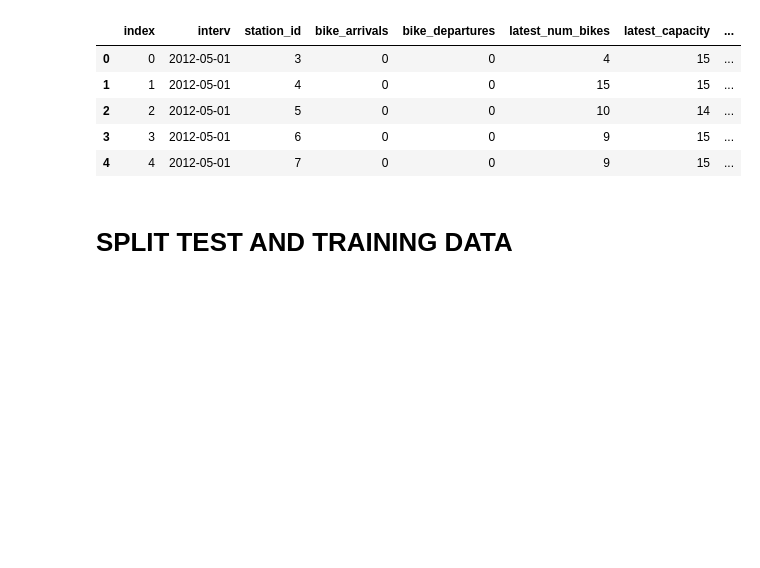
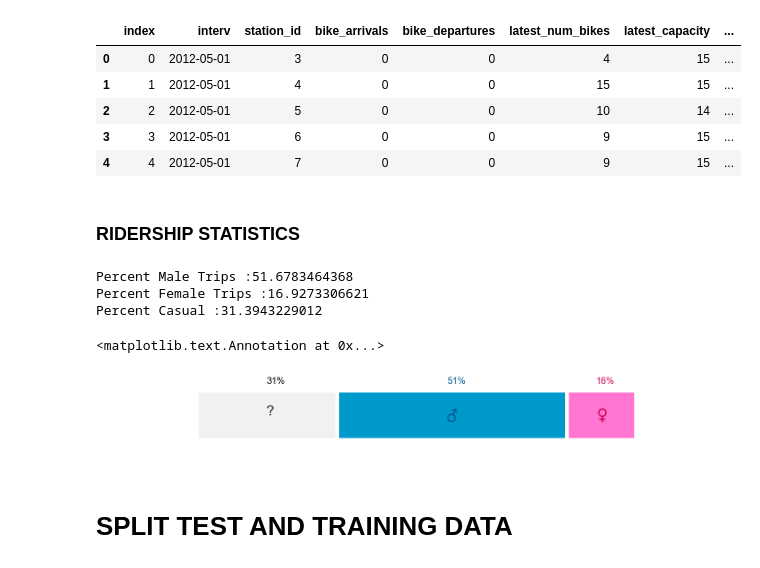
Before and after one commit to CS109Hubway/classp, a Jupyter notebook: Test_Hubway.ipynb, the cells around one changed output. Drawn from its saved outputs; the diff is of its cells as text; code cells hidden in the pictures; blank space fills up the shorter version.

```diff
--- a/Test_Hubway.ipynb
+++ b/Test_Hubway.ipynb
@@ -508,6 +508,44 @@ nba_df['NBAdep'][(nba_df.end_hrdiff<=1) & (nba_df.end_hrdiff>=0)  & (nba_df.stat
 reg_df=pd.merge(reg_df, nba_df[['interv','station_id','NBAarr','NBAdep']],on=['interv','station_id'])
 del nba_df
 del NBA
+# %% [markdown]
+### RIDERSHIP STATISTICS
+# %%
+## Unregistered, Male, Female
+nbr_trips = trips['seq_id'].count()*1.0
+perc_male = trips.groupby('gender')['seq_id'].count()['Male']*100/nbr_trips
+perc_female = trips.groupby('gender')['seq_id'].count()['Female']*100/nbr_trips
+perc_casual = trips.groupby('subsc_type')['seq_id'].count()['Casual']*100/nbr_trips
+
+print 'Percent Male Trips :' +str(perc_male)
+print 'Percent Female Trips :' +str(perc_female)
+print 'Percent Casual :' +str(perc_casual)
+
+plt.figure(figsize=(24,3))
+ax = plt.gca()
+ax.grid(False)
+ax.patch.set_visible(False)
+plt.axis('off')
+plt.plot([0, perc_casual], [5, 5], linewidth=100,
+         linestyle="-", c="#F1F1F1",solid_capstyle="butt")
+plt.plot([perc_casual+1, 1+perc_male+perc_casual], [5, 5], linewidth=100,
+         linestyle="-", c="#0099CC",solid_capstyle="butt")
+plt.plot([2+perc_male+perc_casual, perc_male+perc_casual+perc_female], [5, 5],
+         linewidth=100, linestyle="-", c='#FF75D1',solid_capstyle="butt")
+
+plt.scatter(1+perc_male/2+perc_casual,5,900,zorder=4,marker=ur'$\u2642$',color='#00568E')
+plt.scatter(1+perc_male+perc_casual+perc_female/2,5,900,zorder=4,marker=ur'$\u2640$', color='#CC0052')
+plt.annotate(str(int(perc_casual))+"%", xy=(perc_casual/2,5.05),size=20)
+plt.annotate(str(int(perc_male))+"%", xy=(perc_casual+perc_male/2,5.05),size=20,color='#00568E')
+plt.annotate(str(int(perc_female))+"%", xy=(perc_casual+perc_male+perc_female/2,5.05),size=20,color='#CC0052')
+plt.annotate(str(int(perc_casual))+"%", xy=(perc_casual/2,5.05),size=20)
+plt.annotate("?", xy=(perc_casual/2,5),size=30)
+# %% [output]
+Percent Male Trips :51.6783464368
+Percent Female Trips :16.9273306621
+Percent Casual :31.3943229012
+<matplotlib.text.Annotation at 0x...>
+[figure, added]
 # %% [markdown]
 # SPLIT TEST AND TRAINING DATA
 # %%
```
Also changed, not shown: parts of 3 cells of this notebook, 2 other files.
